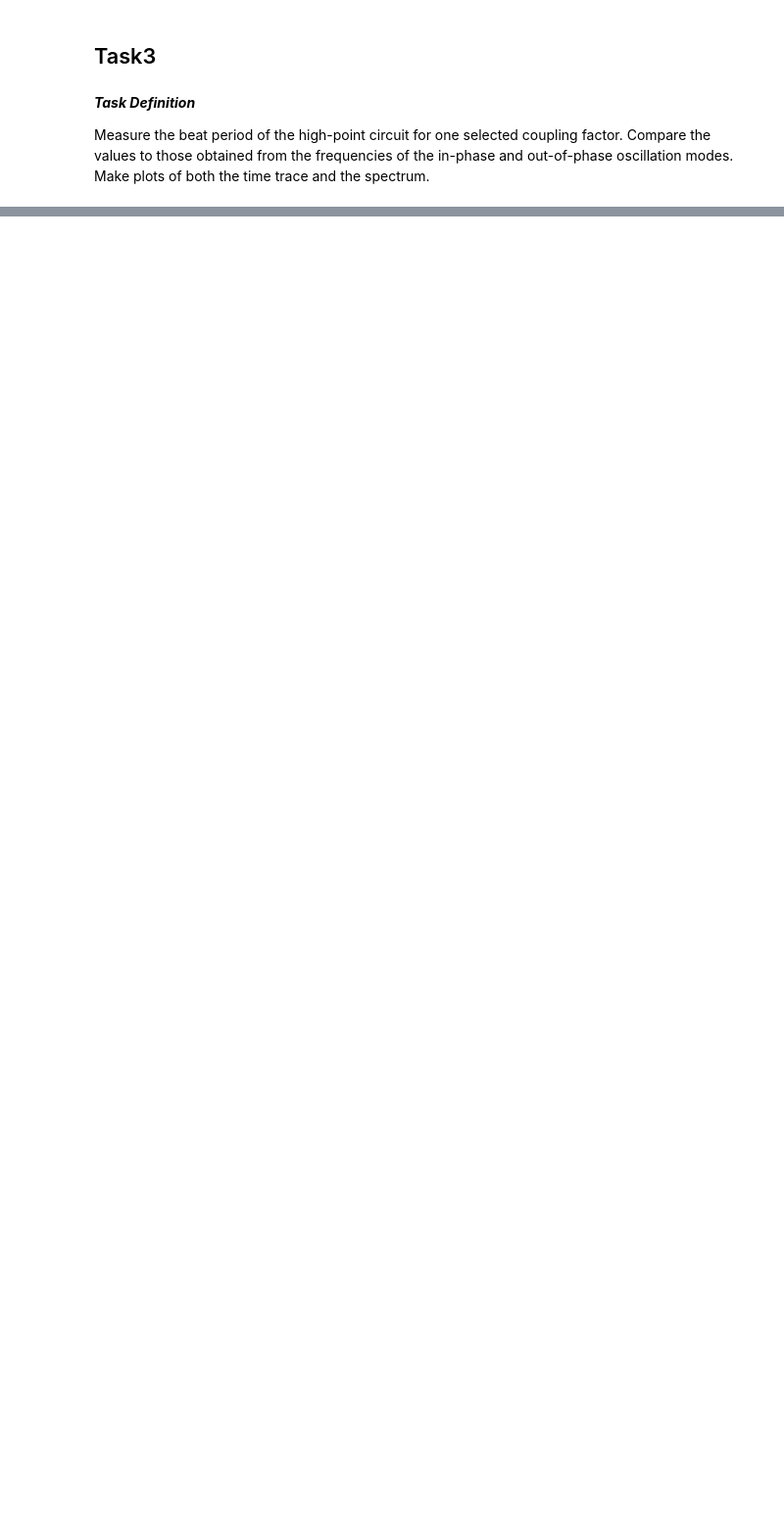
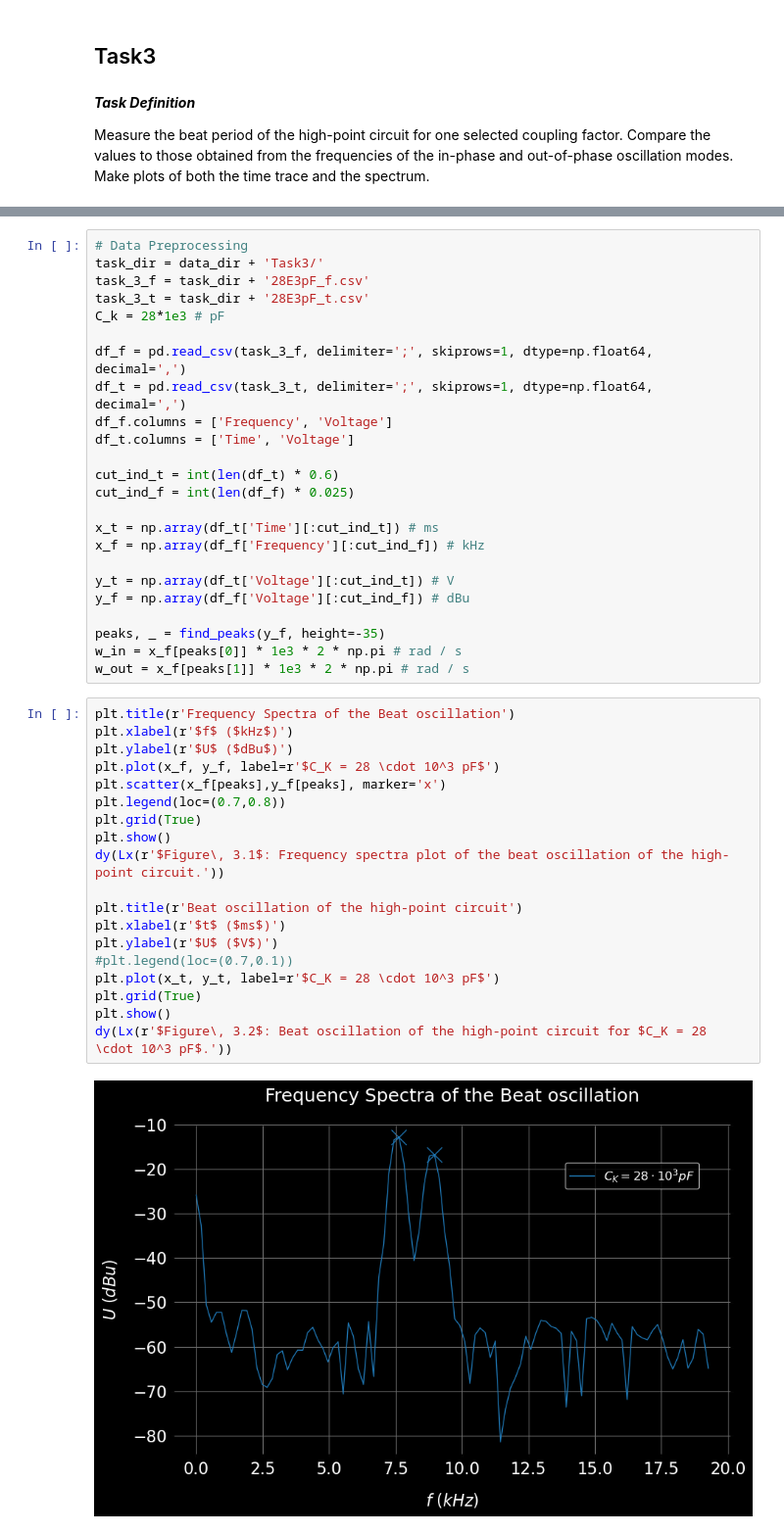
Before and after one commit to edhar98/Lab2, a Jupyter notebook: E17E/E17e Lab Reprot.ipynb, the cells around one changed output, grey strips where cells are left out. Shown at 98% size. Cells and saved outputs as stored; diff of their text form; blank space fills up the shorter version.

```diff
--- a/E17E/E17e Lab Reprot.ipynb
+++ b/E17E/E17e Lab Reprot.ipynb
@@ -233,0 +203,45 @@ $$ d_s = \frac{\epsilon_r\epsilon_0 A}{C_s(U)} \label{eq2.4} \tag{2.4}$$
+# %%
+# Data Preprocessing
+task_dir = data_dir + 'Task3/'
+task_3_f = task_dir + '28E3pF_f.csv'
+task_3_t = task_dir + '28E3pF_t.csv'
+C_k = 28*1e3 # pF
+
+df_f = pd.read_csv(task_3_f, delimiter=';', skiprows=1, dtype=np.float64, decimal=',')
+df_t = pd.read_csv(task_3_t, delimiter=';', skiprows=1, dtype=np.float64, decimal=',')
+df_f.columns = ['Frequency', 'Voltage']
+df_t.columns = ['Time', 'Voltage']
+
+cut_ind_t = int(len(df_t) * 0.6)
+cut_ind_f = int(len(df_f) * 0.025)
+
+x_t = np.array(df_t['Time'][:cut_ind_t]) # ms
+x_f = np.array(df_f['Frequency'][:cut_ind_f]) # kHz
+
+y_t = np.array(df_t['Voltage'][:cut_ind_t]) # V
+y_f = np.array(df_f['Voltage'][:cut_ind_f]) # dBu
+
+peaks, _ = find_peaks(y_f, height=-35)
+w_in = x_f[peaks[0]] * 1e3 * 2 * np.pi # rad / s
+w_out = x_f[peaks[1]] * 1e3 * 2 * np.pi # rad / s
+# %%
+plt.title(r'Frequency Spectra of the Beat oscillation')
+plt.xlabel(r'$f$ ($kHz$)')
+plt.ylabel(r'$U$ ($dBu$)')
+plt.plot(x_f, y_f, label=r'$C_K = 28 \cdot 10^3 pF$')
+plt.scatter(x_f[peaks],y_f[peaks], marker='x')
+plt.legend(loc=(0.7,0.8))
+plt.grid(True)
+plt.show()
+dy(Lx(r'$Figure\, 3.1$: Frequency spectra plot of the beat oscillation of the high-point circuit.'))
+
+plt.title(r'Beat oscillation of the high-point circuit')
+plt.xlabel(r'$t$ ($ms$)')
+plt.ylabel(r'$U$ ($V$)')
+#plt.legend(loc=(0.7,0.1))
+plt.plot(x_t, y_t, label=r'$C_K = 28 \cdot 10^3 pF$')
+plt.grid(True)
+plt.show()
+dy(Lx(r'$Figure\, 3.2$: Beat oscillation of the high-point circuit for $C_K = 28 \cdot 10^3 pF$.'))
+# %% [output]
+[figure, added]
```
Also changed, not shown: parts of 22 cells of this notebook.
